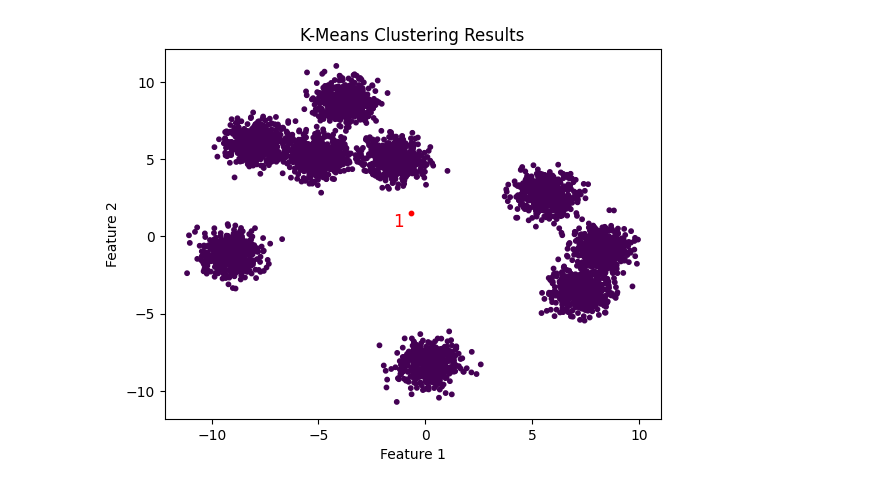
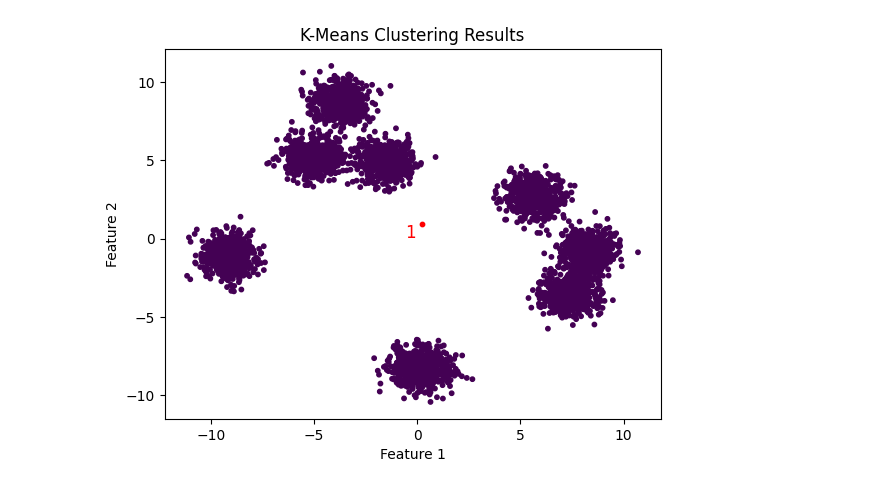
Before and after one commit to Mahir-Uddin0/density-aware-cluster-splitting, a Jupyter notebook: notebooks/approach3_kde/Clustering_Project.ipynb, the cells around one changed output. Cells and saved outputs as stored; diff of their text form; code cells hidden in the pictures.

```diff
--- a/notebooks/approach3_kde/Clustering_Project.ipynb
+++ b/notebooks/approach3_kde/Clustering_Project.ipynb
@@ -142,7 +142,12 @@ class KMeans():
 
         return False
 
-    def get_density_matrix(self, data, grid_resolution=10, threshold_percentile=10):
+    def get_density_matrix(self, data, grid_resolution=10, threshold_percentile=25):
+        if data.shape[0]<70:
+            return np.ones((grid_resolution,grid_resolution))
+
+        np.set_printoptions(suppress=True, precision=2)
+
         # Estimate KDE
         kde = gaussian_kde(data.T)
 
@@ -160,13 +165,15 @@ class KMeans():
         density_values = kde(grid_coords)
         density_matrix = density_values.reshape(grid_resolution, grid_resolution)
 
+        # Normalize to [0, 1]
+        density_matrix = (density_matrix - density_matrix.min()) / (density_matrix.max() - density_matrix.min())
+
         # Thresholding
-        threshold = np.percentile(density_matrix, threshold_percentile)
-        print(density_matrix)
-        print(threshold)
+        threshold = threshold_percentile / 100
+        # print(density_matrix)
         density_matrix = (density_matrix >= threshold).astype(int)
+        # print(density_matrix)
 
-        print(density_matrix)
         return density_matrix
 
 
@@ -188,29 +195,29 @@ class KMeans():
 # %%
 # Generate synthetic data with 8 clusters
 # change n_samples, centers, random_state to get different dataset and
-X, y = make_blobs(n_samples=4500, centers=9, cluster_std=0.7, random_state=46)
+X, y = make_blobs(n_samples=4500, centers=8, cluster_std=0.7, random_state=46)
 # Apply K-Means clustering with different num of clusters
 kmeans = KMeans(n_clusters=1, random_state=50)
 y_kmeans = kmeans.fit(X)
 # Visualize the clusters
 plt.scatter(X[:, 0], X[:, 1], c=y_kmeans, cmap='viridis', s=10)
 plt.scatter(kmeans.cluster_centers_[:, 0], kmeans.cluster_centers_[:, 1], c='red', s=10)
 for i, (x, y) in enumerate(kmeans.cluster_centers_):
     plt.text(
         x - 0.6,  # Offset slightly to the left
         y - 0.6,  # Offset slightly downward
         str(i+1),
         color='red',
         fontsize=12,
         ha='center',
         va='center',
     )
 plt.title("K-Means Clustering Results")
 plt.xlabel("Feature 1")
 plt.ylabel("Feature 2")
 plt.show()
 # %% [output]
-[figure, old version]
+[figure, new version]
 # %%
 # calling the split_clusters function will split and give the final clustering result
 y_kmeans = kmeans.split_clusters(X)
```
Also changed, not shown: parts of 1 cell of this notebook.
